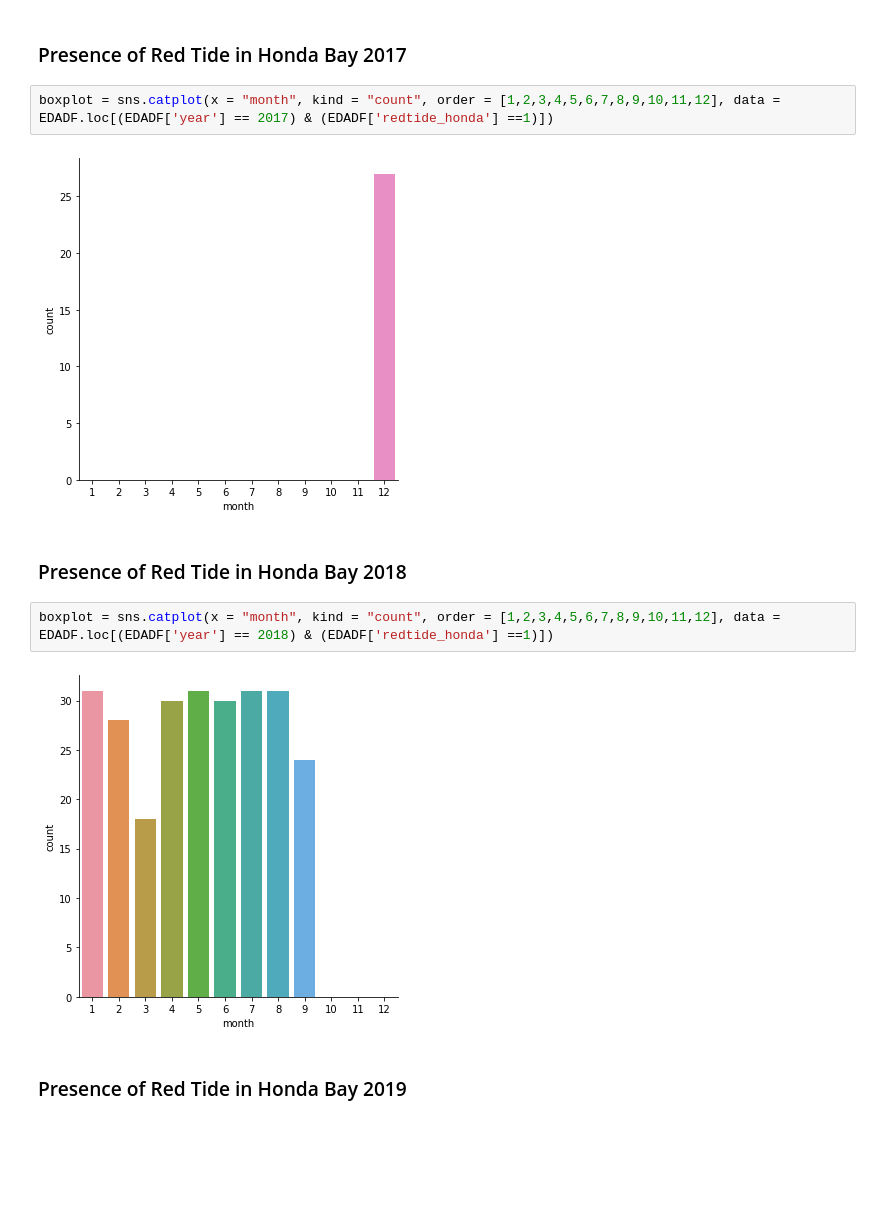
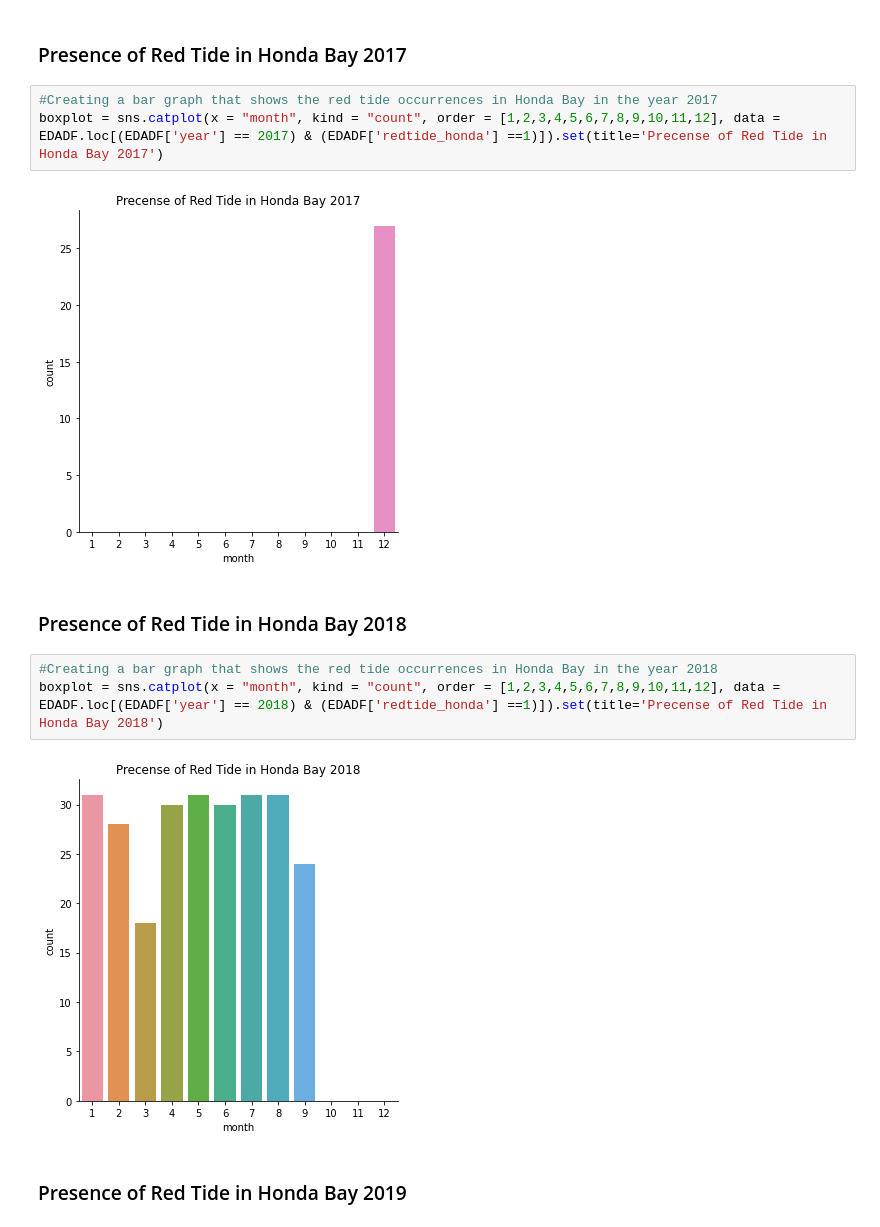
Before and after one commit to rlltj/OpenRefineFinalProject, a Jupyter notebook: OpenRefineMCO2(final).ipynb, the cells around one changed output. Drawn from its saved outputs; the diff is of its cells as text; blank space fills up the shorter version.

```diff
--- a/OpenRefineMCO2(final).ipynb
+++ b/OpenRefineMCO2(final).ipynb
@@ -930,15 +949,17 @@ boxplot = sns.catplot(x = "month", kind = "count", order = [1,2,3,4,5,6,7,8,9,10
 # %% [markdown]
 ### Presence of Red Tide in Honda Bay 2017
 # %%
-boxplot = sns.catplot(x = "month", kind = "count", order = [1,2,3,4,5,6,7,8,9,10,11,12], data = EDADF.loc[(EDADF['year'] == 2017) & (EDADF['redtide_honda'] ==1)])
+#Creating a bar graph that shows the red tide occurrences in Honda Bay in the year 2017
+boxplot = sns.catplot(x = "month", kind = "count", order = [1,2,3,4,5,6,7,8,9,10,11,12], data = EDADF.loc[(EDADF['year'] == 2017) & (EDADF['redtide_honda'] ==1)]).set(title='Precense of Red Tide in Honda Bay 2017')
 # %% [output]
-[figure, old version]
+[figure, new version]
 # %% [markdown]
 ### Presence of Red Tide in Honda Bay 2018
 # %%
-boxplot = sns.catplot(x = "month", kind = "count", order = [1,2,3,4,5,6,7,8,9,10,11,12], data = EDADF.loc[(EDADF['year'] == 2018) & (EDADF['redtide_honda'] ==1)])
+#Creating a bar graph that shows the red tide occurrences in Honda Bay in the year 2018
+boxplot = sns.catplot(x = "month", kind = "count", order = [1,2,3,4,5,6,7,8,9,10,11,12], data = EDADF.loc[(EDADF['year'] == 2018) & (EDADF['redtide_honda'] ==1)]).set(title='Precense of Red Tide in Honda Bay 2018')
 # %% [output]
-[figure, old version]
+[figure, new version]
 # %% [markdown]
 ### Presence of Red Tide in Honda Bay 2019
 # %%
```
Also changed, not shown: parts of 22 cells of this notebook, 2 other files.
